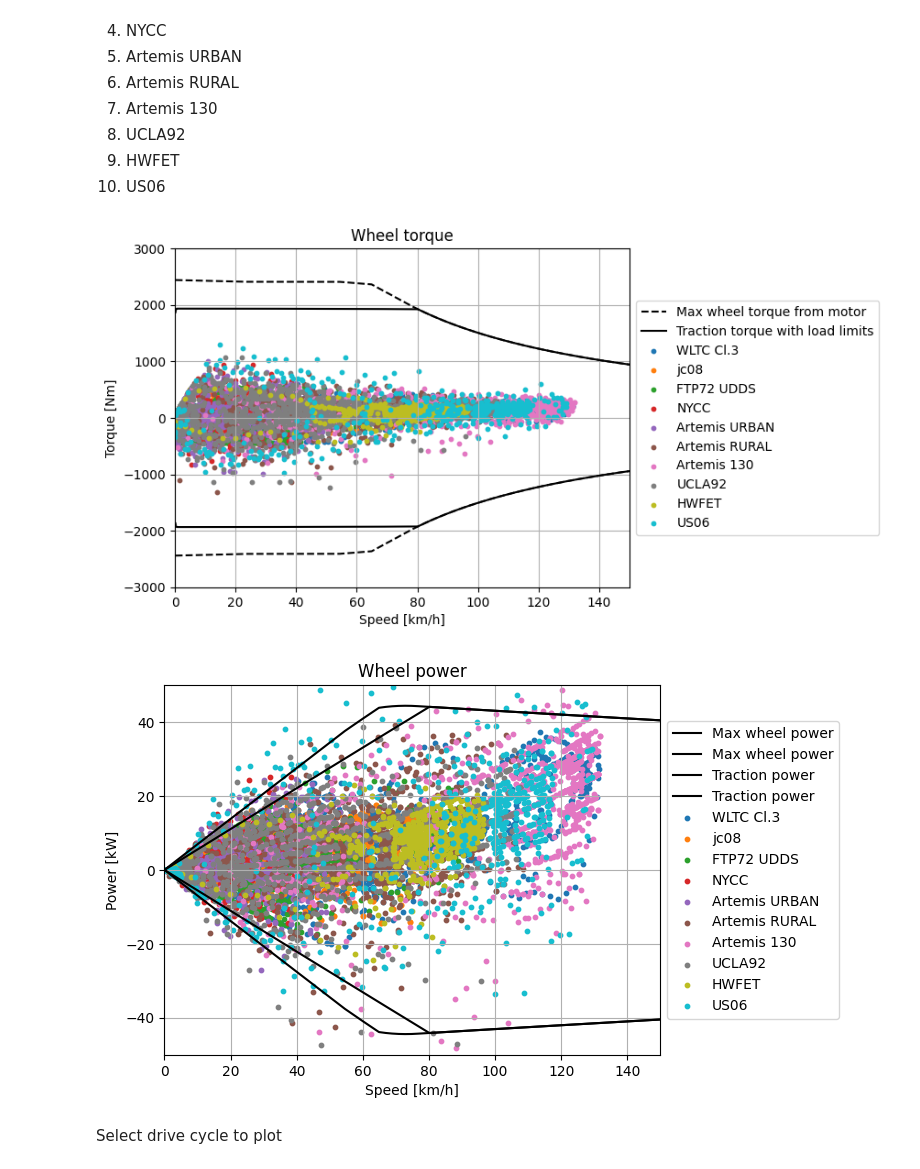
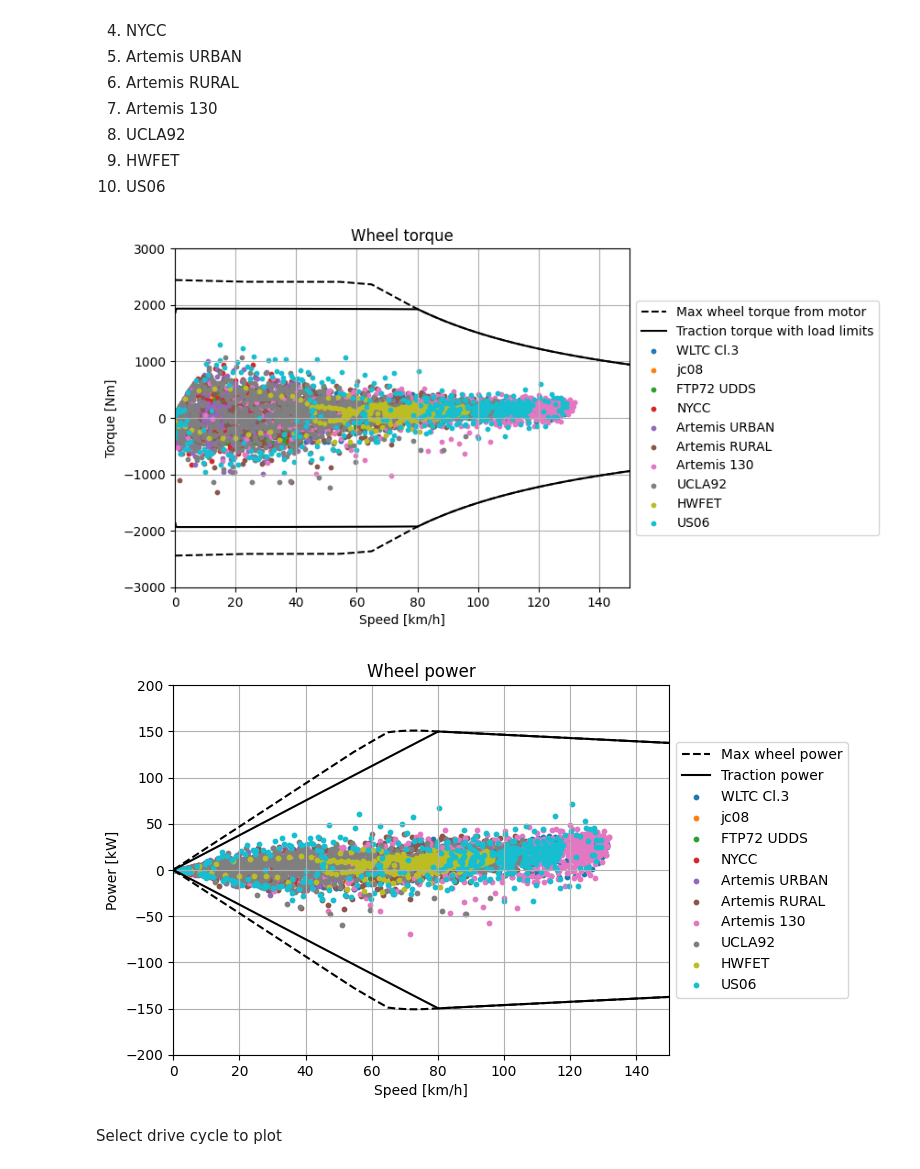
Before and after one commit to KTH-EPE/Electrical-machines-and-drives, a Jupyter notebook: e-machine KPI evaluation from vehicle requirement/calculate_acc_time_Morgan_Plus4.ipynb, the cells around one changed output. Saved outputs shown, nothing was run; the diff lists cells and outputs as text; code cells hidden in the pictures.

```diff
--- a/e-machine KPI evaluation from vehicle requirement/calculate_acc_time_Morgan_Plus4.ipynb
+++ b/e-machine KPI evaluation from vehicle requirement/calculate_acc_time_Morgan_Plus4.ipynb
@@ -354,7 +354,7 @@ def accel_time(grade=0.0, dt=0.01, v_target=100, a_cc=0.0, scale=1.0):
         Dict_temp['Traction force[N]'].append(F_trac)
         Dict_temp['Road load[N]'].append(F_load)
         Dict_temp['Car speed[km/h]'].append(v * 3.6)
-        Dict_temp['Wheel power[kW]'].append(F_trac * v / 1000)
+        Dict_temp['Traction power[kW]'].append(F_trac * v / 1000)
         Dict_temp['Max power[kW]'].append(F_trac_max * v / 1000)
 
         if a == 0 and t > 2:
@@ -533,38 +533,38 @@ plt.plot(DF_flat_150_s['Car speed[km/h]'], DF_flat_150_s['Max wheel torque[Nm]']
 plt.plot(DF_flat_150_s['Car speed[km/h]'], -DF_flat_150_s['Max wheel torque[Nm]'], "--", color="black")
 plt.plot(DF_flat_150_s['Car speed[km/h]'], DF_flat_150_s['Traction torque[Nm]'], color="black", label="Traction torque with load limits")
 plt.plot(DF_flat_150_s['Car speed[km/h]'], -DF_flat_150_s['Traction torque[Nm]'], color="black")
 plt.xlim(0, 150)
 plt.ylim(-Trq_wheel_lim, Trq_wheel_lim)
 for filename_DC, title_DC in Dict_DC_name.items():
     DF_DC = Dict_DC_data[filename_DC]
     plt.scatter(DF_DC["v"]*3.6, DF_DC["Trq_trac"], label=title_DC, s=10)
 plt.xlabel("Speed [km/h]")
 plt.ylabel("Torque [Nm]")
 plt.title("Wheel torque")
 plt.legend(loc='center left', bbox_to_anchor=(1, 0.5))
 plt.grid(True)
 plt.show()
 
-P_wheel_lim = np.ceil(DF_flat_150_s['Max wheel power[kW]'].max() * 1.1/50)*50
+P_wheel_lim = np.ceil(DF_flat_150_s['Max power[kW]'].max() * 1.1/50)*50
 plt.figure()
-plt.plot(DF_flat_150_s['Car speed[km/h]'], DF_flat_150_s['Max wheel power[kW]'], color="black", label="Max wheel power")
-plt.plot(DF_flat_150_s['Car speed[km/h]'], -DF_flat_150_s['Max wheel power[kW]'], color="black", label="Max wheel power")
+plt.plot(DF_flat_150_s['Car speed[km/h]'], DF_flat_150_s['Max power[kW]'], "--", color="black", label="Max wheel power")
+plt.plot(DF_flat_150_s['Car speed[km/h]'], -DF_flat_150_s['Max power[kW]'], "--", color="black")
 plt.plot(DF_flat_150_s['Car speed[km/h]'], DF_flat_150_s['Traction power[kW]'], color="black", label="Traction power")
-plt.plot(DF_flat_150_s['Car speed[km/h]'], -DF_flat_150_s['Traction power[kW]'], color="black", label="Traction power")
+plt.plot(DF_flat_150_s['Car speed[km/h]'], -DF_flat_150_s['Traction power[kW]'], color="black")
 plt.xlim(0, 150)
 plt.ylim(-P_wheel_lim, P_wheel_lim)
 for filename_DC, title_DC in Dict_DC_name.items():
     DF_DC = Dict_DC_data[filename_DC]
     plt.scatter(DF_DC["v"]*3.6, DF_DC["P_em"]/1000, label=title_DC, s=10)
 plt.xlabel("Speed [km/h]")
 plt.ylabel("Power [kW]")
 plt.title("Wheel power")
 plt.legend(loc='center left', bbox_to_anchor=(1, 0.5))
 plt.grid(True)
 plt.show()
 # %% [output]
 [figure]
-[figure, old version]
+[figure, new version]
 # %% [markdown]
 Select drive cycle to plot
 # %%
```
Also changed, not shown: parts of 1 cell of this notebook.
